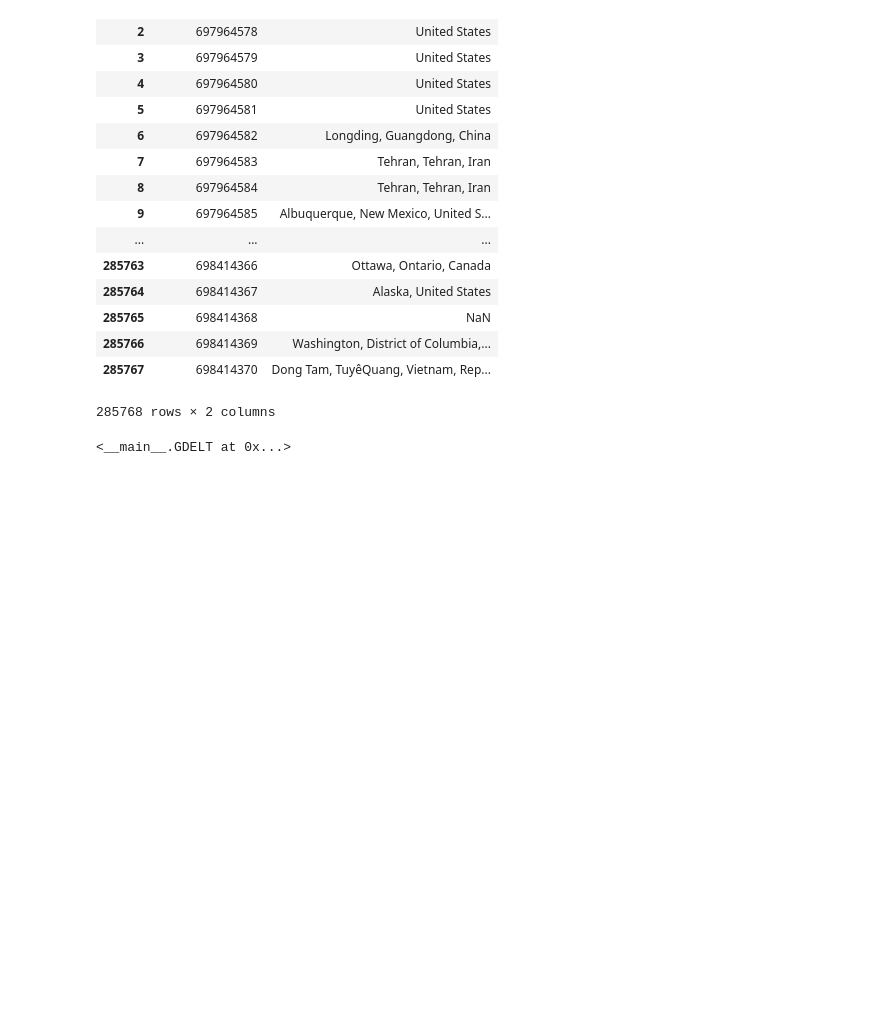
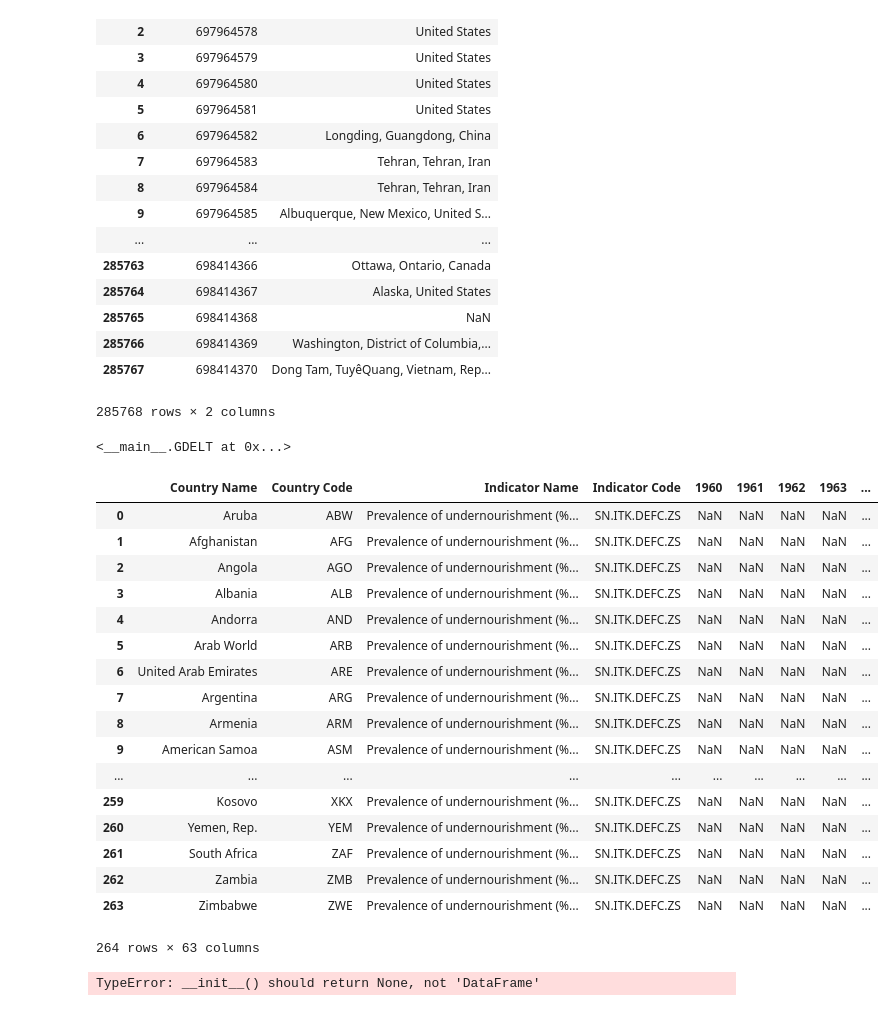
Before and after one commit to winwowin/Final_Project, a Jupyter notebook: 590PR_Final_WinYaoPhil.ipynb, the cells around one changed output. Cells and saved outputs as stored; diff of their text form; code cells hidden in the pictures; blank space fills up the shorter version.

```diff
--- a/590PR_Final_WinYaoPhil.ipynb
+++ b/590PR_Final_WinYaoPhil.ipynb
@@ -158,3 +158,33 @@ GDELT("2017 10 15", "2017 10 16")
 | 285767 | 698414370 | Dong Tam, TuyêQuang, Vietnam, Rep... |
 285768 rows × 2 columns
 <__main__.GDELT at 0x...>
+# %%
+class Hunger():
+    def __init__(self):
+        import pandas as pd
+        file_path = "590PR_final_datasets"
+        file_name = "Hunger.csv"
+        df_hunger = pd.read_csv(file_path + "/" + file_name, na_values = '\t', sep = '\t', header = 0)
+        display(df_hunger)
+# %%
+Hunger()
+# %% [output]
+|  | Country Name | Country Code | Indicator Name | Indicator Code | 1960 | 1961 | 1962 | 1963 | ... |
+| 0 | Aruba | ABW | Prevalence of undernourishment (%... | SN.ITK.DEFC.ZS | NaN | NaN | NaN | NaN | ... |
+| 1 | Afghanistan | AFG | Prevalence of undernourishment (%... | SN.ITK.DEFC.ZS | NaN | NaN | NaN | NaN | ... |
+| 2 | Angola | AGO | Prevalence of undernourishment (%... | SN.ITK.DEFC.ZS | NaN | NaN | NaN | NaN | ... |
+| 3 | Albania | ALB | Prevalence of undernourishment (%... | SN.ITK.DEFC.ZS | NaN | NaN | NaN | NaN | ... |
+| 4 | Andorra | AND | Prevalence of undernourishment (%... | SN.ITK.DEFC.ZS | NaN | NaN | NaN | NaN | ... |
+| 5 | Arab World | ARB | Prevalence of undernourishment (%... | SN.ITK.DEFC.ZS | NaN | NaN | NaN | NaN | ... |
+| 6 | United Arab Emirates | ARE | Prevalence of undernourishment (%... | SN.ITK.DEFC.ZS | NaN | NaN | NaN | NaN | ... |
+| 7 | Argentina | ARG | Prevalence of undernourishment (%... | SN.ITK.DEFC.ZS | NaN | NaN | NaN | NaN | ... |
+| 8 | Armenia | ARM | Prevalence of undernourishment (%... | SN.ITK.DEFC.ZS | NaN | NaN | NaN | NaN | ... |
+| 9 | American Samoa | ASM | Prevalence of undernourishment (%... | SN.ITK.DEFC.ZS | NaN | NaN | NaN | NaN | ... |
+| ... | ... | ... | ... | ... | ... | ... | ... | ... | ... |
+| 259 | Kosovo | XKX | Prevalence of undernourishment (%... | SN.ITK.DEFC.ZS | NaN | NaN | NaN | NaN | ... |
+| 260 | Yemen, Rep. | YEM | Prevalence of undernourishment (%... | SN.ITK.DEFC.ZS | NaN | NaN | NaN | NaN | ... |
+| 261 | South Africa | ZAF | Prevalence of undernourishment (%... | SN.ITK.DEFC.ZS | NaN | NaN | NaN | NaN | ... |
+| 262 | Zambia | ZMB | Prevalence of undernourishment (%... | SN.ITK.DEFC.ZS | NaN | NaN | NaN | NaN | ... |
+| 263 | Zimbabwe | ZWE | Prevalence of undernourishment (%... | SN.ITK.DEFC.ZS | NaN | NaN | NaN | NaN | ... |
+264 rows × 63 columns
+TypeError: __init__() should return None, not 'DataFrame'
```
